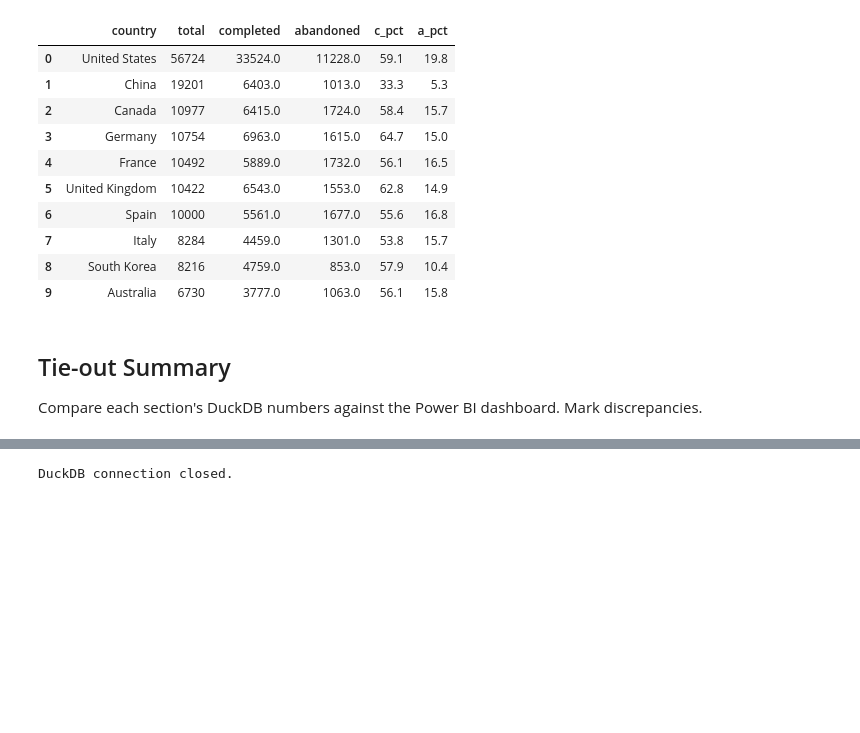
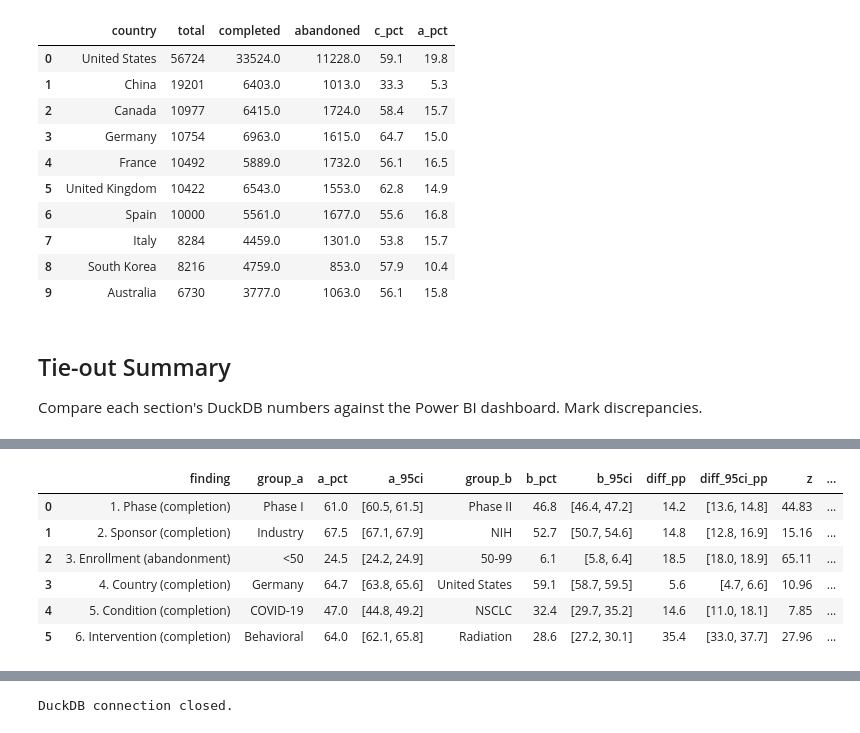
Before and after one commit to adriansoriacastellano/clinical_trials_analysis, a Jupyter notebook: notebooks/01_exploration_SLA.ipynb, the cells around one changed output, grey strips where cells are left out. Drawn from its saved outputs; the diff is of its cells as text; code cells hidden in the pictures; blank space fills up the shorter version.

```diff
--- a/notebooks/01_exploration_SLA.ipynb
+++ b/notebooks/01_exploration_SLA.ipynb
@@ -319,0 +451,29 @@ Compare each section's DuckDB numbers against the Power BI dashboard. Mark discr
+# %%
+# The one pairwise comparison each finding leans on hardest, using the same live counts as above
+p1, p2 = get_row(df_phase, "phase_label", "Phase I"), get_row(df_phase, "phase_label", "Phase II")
+ind, nih = get_row(df_sponsor, "sponsor_class_label", "Industry"), get_row(df_sponsor, "sponsor_class_label", "NIH")
+e_lt50, e_50_99 = get_row(df_enroll, "band", "<50"), get_row(df_enroll, "band", "50-99")
+de, us = get_row(df_country4, "country", "Germany"), get_row(df_country4, "country", "United States")
+covid, nsclc = get_row(df_cond, "condition", "COVID-19"), get_row(df_cond, "condition", "Non-Small Cell Lung Cancer")
+behav, rad = get_row(df_interv, "intervention_name", "BEHAVIORAL"), get_row(df_interv, "intervention_name", "RADIATION")
+
+pairwise_rows = [
+    {"finding": "1. Phase (completion)",        **two_proportion_test("Phase I", p1["completed"], p1["total"], "Phase II", p2["completed"], p2["total"])},
+    {"finding": "2. Sponsor (completion)",      **two_proportion_test("Industry", ind["completed"], ind["total"], "NIH", nih["completed"], nih["total"])},
+    {"finding": "3. Enrollment (abandonment)",  **two_proportion_test("<50", e_lt50["abandoned"], e_lt50["total"], "50-99", e_50_99["abandoned"], e_50_99["total"])},
+    {"finding": "4. Country (completion)",      **two_proportion_test("Germany", de["completed"], de["total"], "United States", us["completed"], us["total"])},
+    {"finding": "5. Condition (completion)",    **two_proportion_test("COVID-19", covid["completed"], covid["total"], "NSCLC", nsclc["completed"], nsclc["total"])},
+    {"finding": "6. Intervention (completion)", **two_proportion_test("Behavioral", behav["completed"], behav["total"], "Radiation", rad["completed"], rad["total"])},
+]
+
+df_pairwise = pd.DataFrame(pairwise_rows)
+df_pairwise["p_value_fmt"] = df_pairwise["p_value"].apply(fmt_p)
+df_pairwise
+# %% [output]
+|  | finding | group_a | a_pct | a_95ci | group_b | b_pct | b_95ci | diff_pp | diff_95ci_pp | z | ... |
+| 0 | 1. Phase (completion) | Phase I | 61.0 | [60.5, 61.5] | Phase II | 46.8 | [46.4, 47.2] | 14.2 | [13.6, 14.8] | 44.83 | ... |
+| 1 | 2. Sponsor (completion) | Industry | 67.5 | [67.1, 67.9] | NIH | 52.7 | [50.7, 54.6] | 14.8 | [12.8, 16.9] | 15.16 | ... |
+| 2 | 3. Enrollment (abandonment) | <50 | 24.5 | [24.2, 24.9] | 50-99 | 6.1 | [5.8, 6.4] | 18.5 | [18.0, 18.9] | 65.11 | ... |
+| 3 | 4. Country (completion) | Germany | 64.7 | [63.8, 65.6] | United States | 59.1 | [58.7, 59.5] | 5.6 | [4.7, 6.6] | 10.96 | ... |
+| 4 | 5. Condition (completion) | COVID-19 | 47.0 | [44.8, 49.2] | NSCLC | 32.4 | [29.7, 35.2] | 14.6 | [11.0, 18.1] | 7.85 | ... |
+| 5 | 6. Intervention (completion) | Behavioral | 64.0 | [62.1, 65.8] | Radiation | 28.6 | [27.2, 30.1] | 35.4 | [33.0, 37.7] | 27.96 | ... |
```
Also changed, not shown: parts of 6 cells of this notebook, 2 other files.
